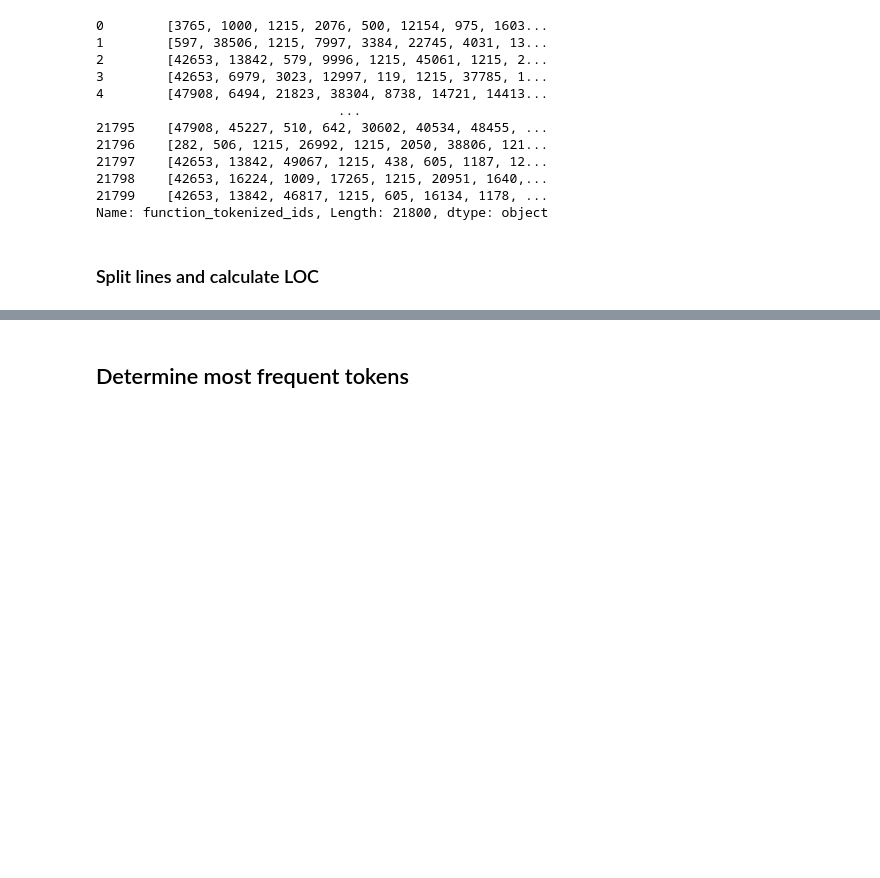
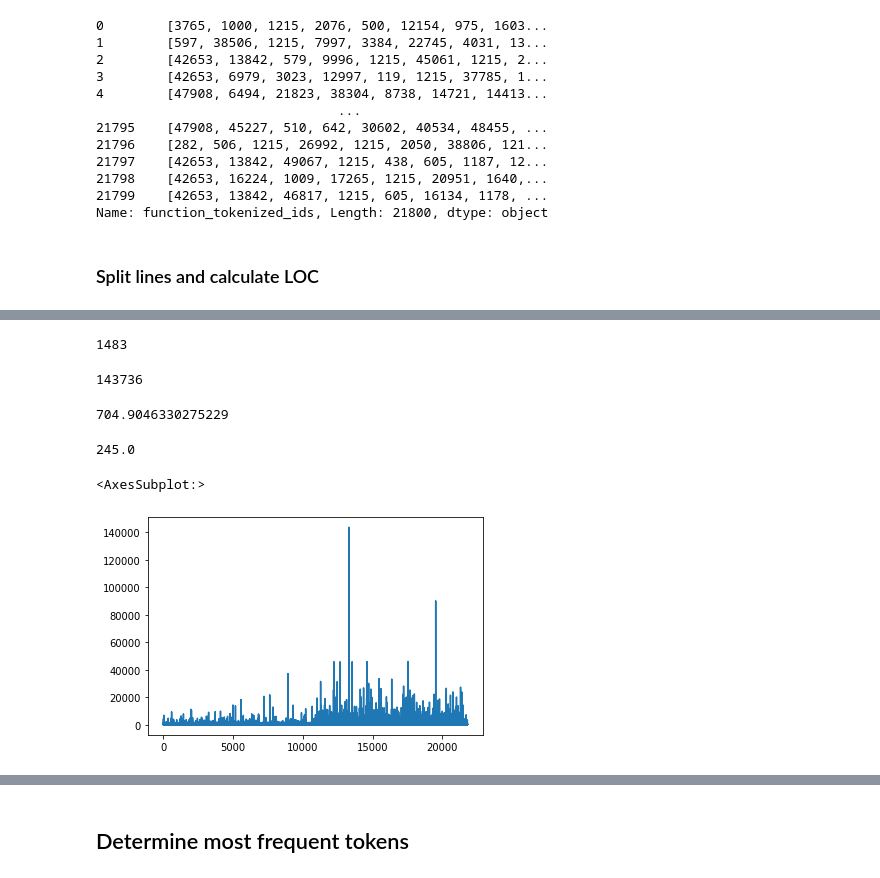
Before and after one commit to elhoferson/ct-se-ase-project, a Jupyter notebook: source/DataProcessing.ipynb, the cells around one changed output, grey strips where cells are left out. Cells and saved outputs as stored; diff of their text form; code cells hidden in the pictures; blank space fills up the shorter version.

```diff
--- a/source/DataProcessing.ipynb
+++ b/source/DataProcessing.ipynb
@@ -210,0 +233,23 @@ size = 50
+# %%
+import math
+size = math.floor(features['function_tokenized_ids_count'].quantile(0.90))
+size
+# %% [output]
+1483
+# %%
+features['function_tokenized_ids_count'].max()
+# %% [output]
+143736
+# %%
+features['function_tokenized_ids_count'].mean()
+# %% [output]
+704.9046330275229
+# %%
+features['function_tokenized_ids_count'].median()
+# %% [output]
+245.0
+# %%
+features['function_tokenized_ids_count'].plot()
+# %% [output]
+<AxesSubplot:>
+[figure, added]
```
Also changed, not shown: parts of 17 cells of this notebook.
